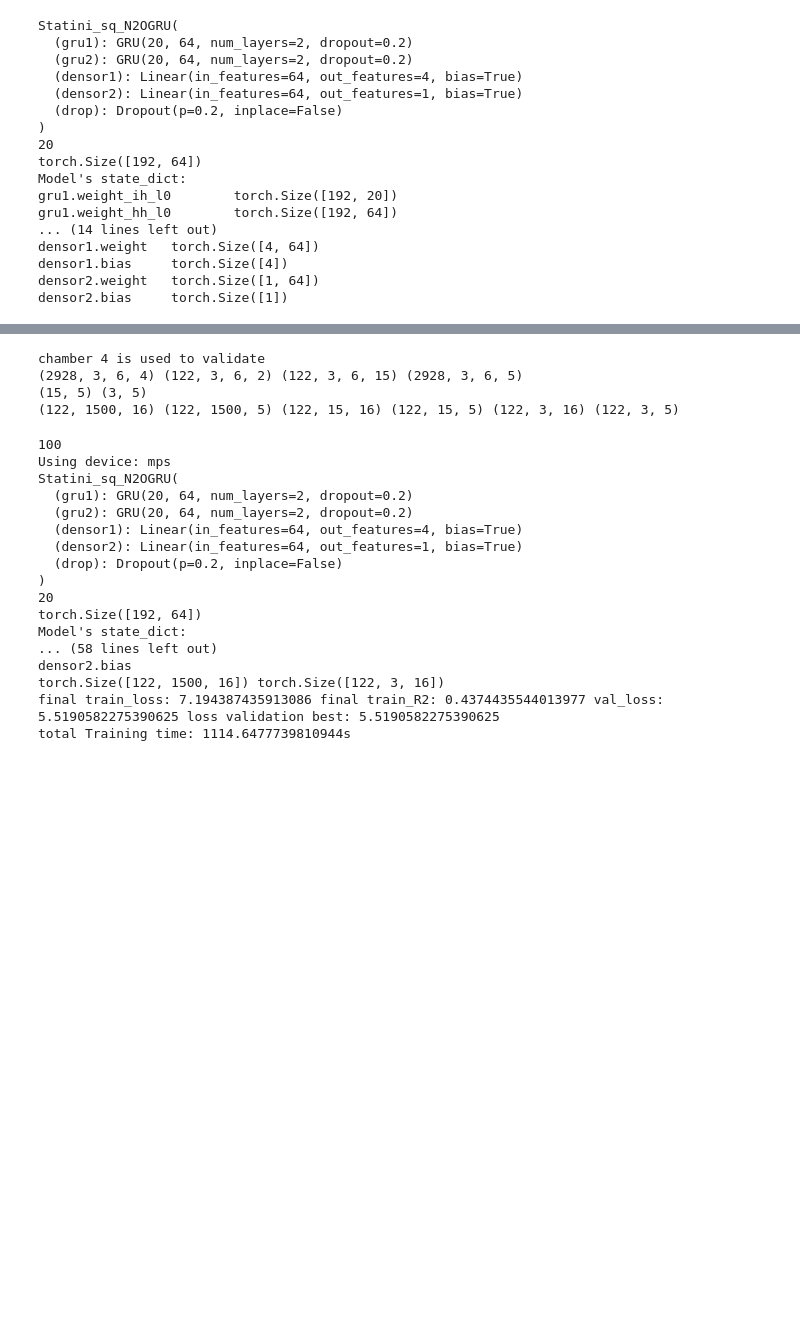
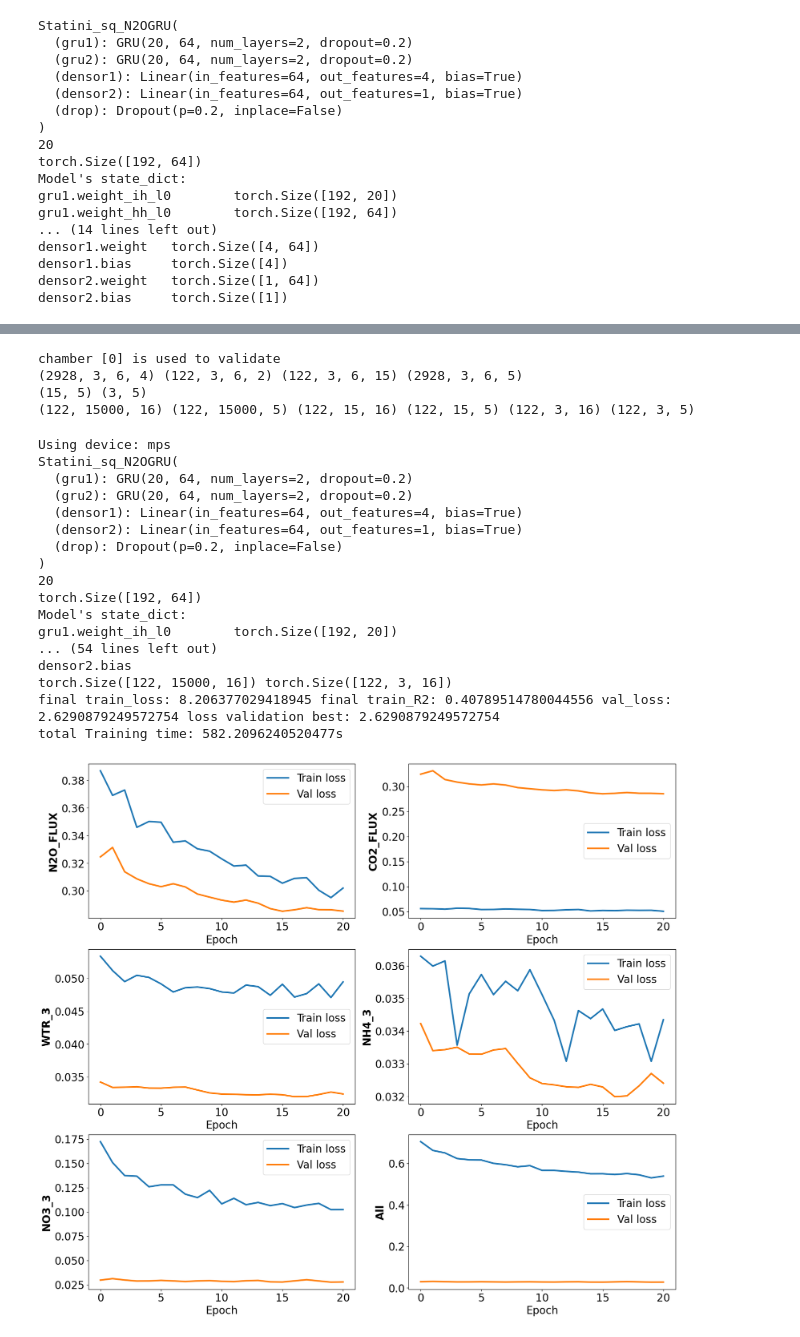
Before and after one commit to AI4Agriculture/PyKGML_development, a Jupyter notebook: package_KGMLag-N2O.ipynb, the cells around one changed output, grey strips where cells are left out. Saved outputs shown, nothing was run; the diff lists cells and outputs as text; code cells hidden in the pictures; blank space fills up the shorter version.

Commit message:
Update package_KGMLag-N2O.ipynb
Updated the package with plotting functions.

```diff
--- a/package_KGMLag-N2O.ipynb
+++ b/package_KGMLag-N2O.ipynb
@@ -1027,8 +1341,9 @@ class KGML_N2O:
 root_dir = '/Users/yufengyang/Library/CloudStorage/GoogleDrive-yang6956@umn.edu/My Drive/KGML/PyKGML/datasets/N2O mesocosm case/5504533/data/pretrain/'
 output_path = '/Users/yufengyang/Library/CloudStorage/GoogleDrive-yang6956@umn.edu/My Drive/KGML/PyKGML/datasets/N2O mesocosm case/5504533/test_results/'
 input_data = 'input16_output5_pretrain_18yr.sav'
+scaler_data = 'input16_output5_scalers.sav'
 
-dataset = KGML_N2O_dataset(input_path=root_dir, output_path=output_path, input_data=input_data)
+dataset = KGML_N2O_dataset(input_path=root_dir, output_path=output_path, input_data=input_data, scaler_data=scaler_data)
 dataset.load_data()
 dataset.train_test_split(train_ratio=0.8, test_ratio=0.2, val_ratio_to_train=0.1)
 # %% [output]
@@ -1044,11 +1358,11 @@ output_path = '/Users/yufengyang/Library/CloudStorage/GoogleDrive-yang6956@umn.e
 pretrained_model_dir = '/Users/yufengyang/Library/CloudStorage/GoogleDrive-yang6956@umn.edu/My Drive/KGML/PyKGML/datasets/N2O mesocosm case/5504533/trained_model_saved/'
 pretrained_model = pretrained_model_dir + 'n2o_gru_mesotest_v4_exp1.sav'
 
-model = KGML_N2O(input_path=root_dir, output_path=output_path, input_data=input_data, pretrained_model=pretrained_model, dataset=dataset)
+model = KGML_N2O(input_path=root_dir, output_path=output_path, input_data=input_data, dataset=dataset, pretrained_model=pretrained_model)
 # %% [output]
 Using device: mps
 # %%
-model_version = 'kgml_n2o_train_2025-02-05'
+model_version = 'kgml_n2o_train_2025-03-04'
 model.load_model(model_version=model_version)
 # %% [output]
 Statini_sq_N2OGRU(
@@ -1069,6 +1383,6 @@ densor1.bias     torch.Size([4])
 densor2.weight   torch.Size([1, 64])
 densor2.bias     torch.Size([1])
 # %%
-model.train()
+model.train(maxepoch=1)
 # %% [output]
 finished training epoch 1
@@ -1092,20 +1399,19 @@ data_path = '/Users/yufengyang/Library/CloudStorage/GoogleDrive-yang6956@umn.edu
 dataset_path = data_path + 'finetune/mesotest_data_org_v1.sav'
 scaler_path = data_path + 'pretrain/input16_output5_scalers.sav'
 
-dataset.augment_finetune_data(dataset_path=dataset_path, scaler_path=scaler_path, val_chamber=0, augment_factor=1000)
+dataset.augment_finetune_data(dataset_path=dataset_path, scaler_path=scaler_path, val_chamber=[0], augment_factor=1000)
 # %% [output]
-chamber 4 is used to validate
+chamber [0] is used to validate
 (2928, 3, 6, 4) (122, 3, 6, 2) (122, 3, 6, 15) (2928, 3, 6, 5)
 (15, 5) (3, 5)
-(122, 1500, 16) (122, 1500, 5) (122, 15, 16) (122, 15, 5) (122, 3, 16) (122, 3, 5)
+(122, 15000, 16) (122, 15000, 5) (122, 15, 16) (122, 15, 5) (122, 3, 16) (122, 3, 5)
 # %%
-print(dataset.augn)
+# print(dataset.augn)
 basic_path = output_path
 model_ft = KGML_N2O(input_path=root_dir, output_path=output_path, input_data=input_data, pretrained_model=pretrained_model, dataset=dataset)
-model_ft.load_model()
-model_ft.fine_tune(basic_path=basic_path, model_load='n2o_gru_mesotest_v4_exp1.sav', maxepoch_l1 = 2000, maxepoch_l2 = 100)
+model_ft.load_model(model_version=model_version)
+model_ft.fine_tune(basic_path=basic_path, model_load='kgml_n2o_train_2025-03-04.sav', maxepoch_l1 = 1000, maxepoch_l2 = 100)
 # %% [output]
-100
 Using device: mps
 Statini_sq_N2OGRU(
   (gru1): GRU(20, 64, num_layers=2, dropout=0.2)
@@ -1117,8 +1423,9 @@ Statini_sq_N2OGRU(
 20
 torch.Size([192, 64])
 Model's state_dict:
-... (58 lines left out)
+gru1.weight_ih_l0        torch.Size([192, 20])
+... (54 lines left out)
 densor2.bias
-torch.Size([122, 1500, 16]) torch.Size([122, 3, 16])
-final train_loss: 7.194387435913086 final train_R2: 0.4374435544013977 val_loss: 5.5190582275390625 loss validation best: 5.5190582275390625
-total Training time: 1114.6477739810944s
+torch.Size([122, 15000, 16]) torch.Size([122, 3, 16])
+final train_loss: 8.206377029418945 final train_R2: 0.40789514780044556 val_loss: 2.6290879249572754 loss validation best: 2.6290879249572754
+total Training time: 582.2096240520477s
@@ -1124,0 +1436,4 @@ total Training time: 1114.6477739810944s
+# %%
+model.vis_loss()
+# %% [output]
+[figure, added]
```
Also changed, not shown: parts of 8 cells of this notebook.
